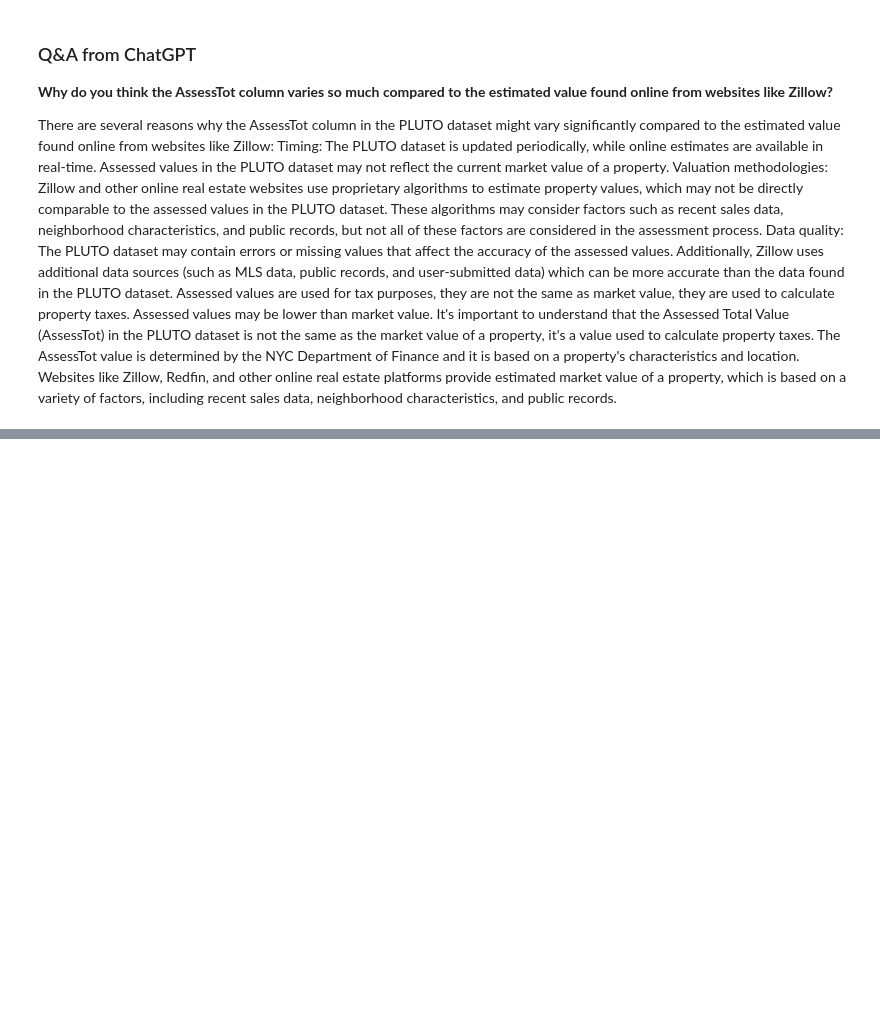
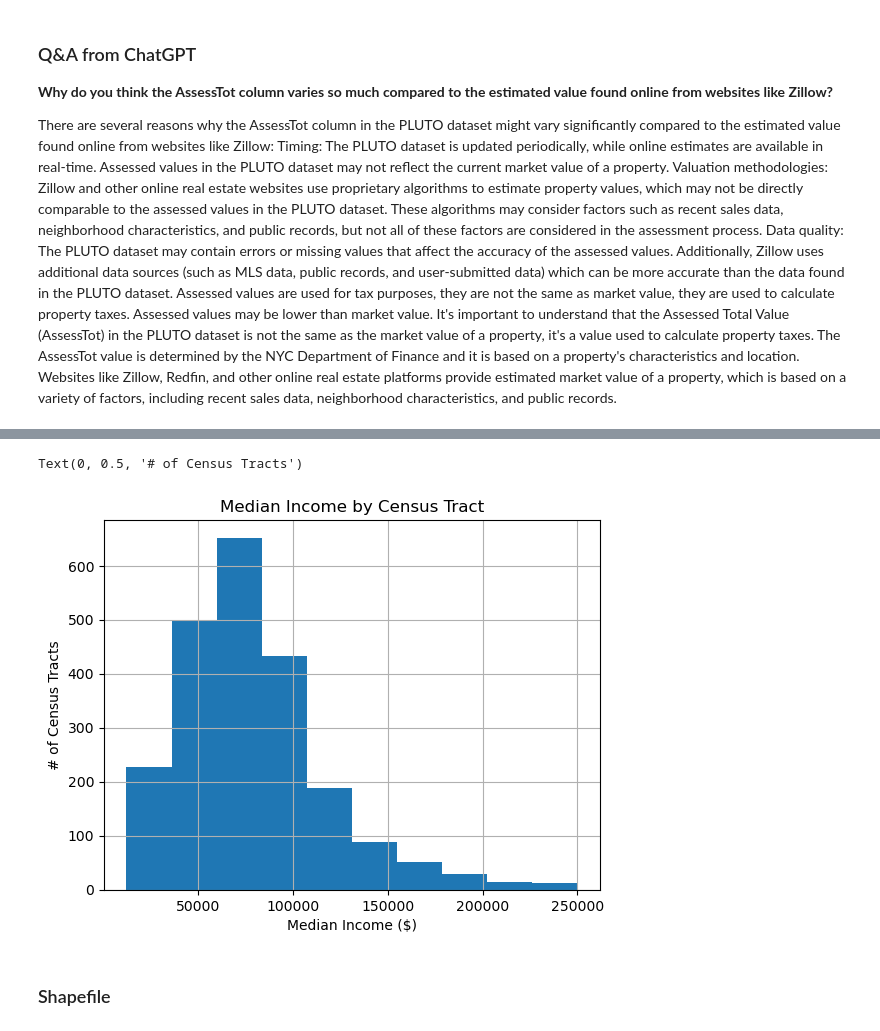
Before and after one commit to block-party-studio/block_party, a Jupyter notebook: notebooks/case_studies/dataXdesign/price_per_sqft.ipynb, the cells around one changed output, grey strips where cells are left out. Cells and saved outputs as stored; diff of their text form; code cells hidden in the pictures; blank space fills up the shorter version.

Commit message:
feat: finish open data analysis

```diff
--- a/notebooks/case_studies/dataXdesign/price_per_sqft.ipynb
+++ b/notebooks/case_studies/dataXdesign/price_per_sqft.ipynb
@@ -1043,0 +1059,2 @@ It's important to understand that the Assessed Total Value (AssessTot) in the PL
+# %%
+census = pd.read_csv("../../../data/odw/open_data/ACSDT5Y2021.B19013_2023-02-05T215130/ACSDT5Y2021.B19013-Data.csv")
@@ -1043,0 +1090,19 @@ It's important to understand that the Assessed Total Value (AssessTot) in the PL
+# %%
+census.drop( census.index[:1], inplace=True)
+# %%
+# replace irregular values
+census['B19013_001E'].replace('-', np.nan, inplace=True)
+census['B19013_001E'].replace('250,000+', 250000, inplace=True)
+# %%
+# convert to numeric
+census['B19013_001E'] = pd.to_numeric(census['B19013_001E'])
+# %%
+census['B19013_001E'].hist()
+plt.xlabel('Median Income ($)')
+plt.title('Median Income by Census Tract')
+plt.ylabel('# of Census Tracts')
+# %% [output]
+Text(0, 0.5, '# of Census Tracts')
+[figure, added]
+# %% [markdown]
+### Shapefile
```
Also changed, not shown: parts of 28 cells of this notebook.
